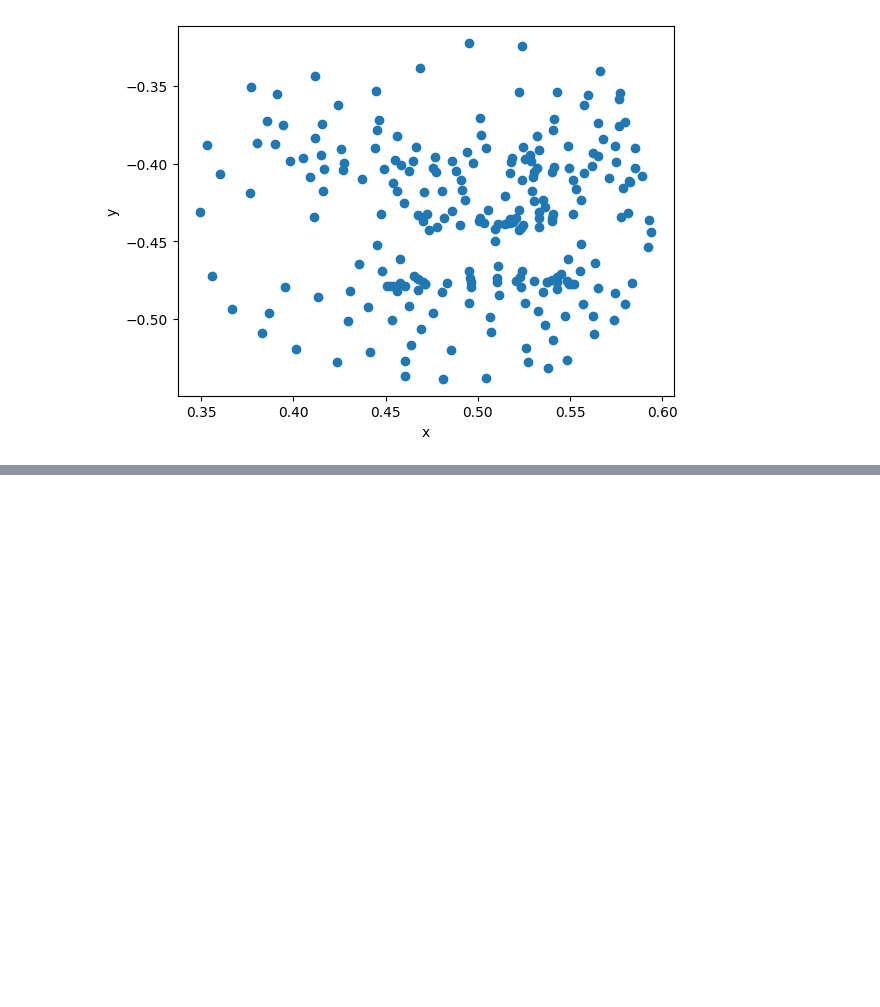
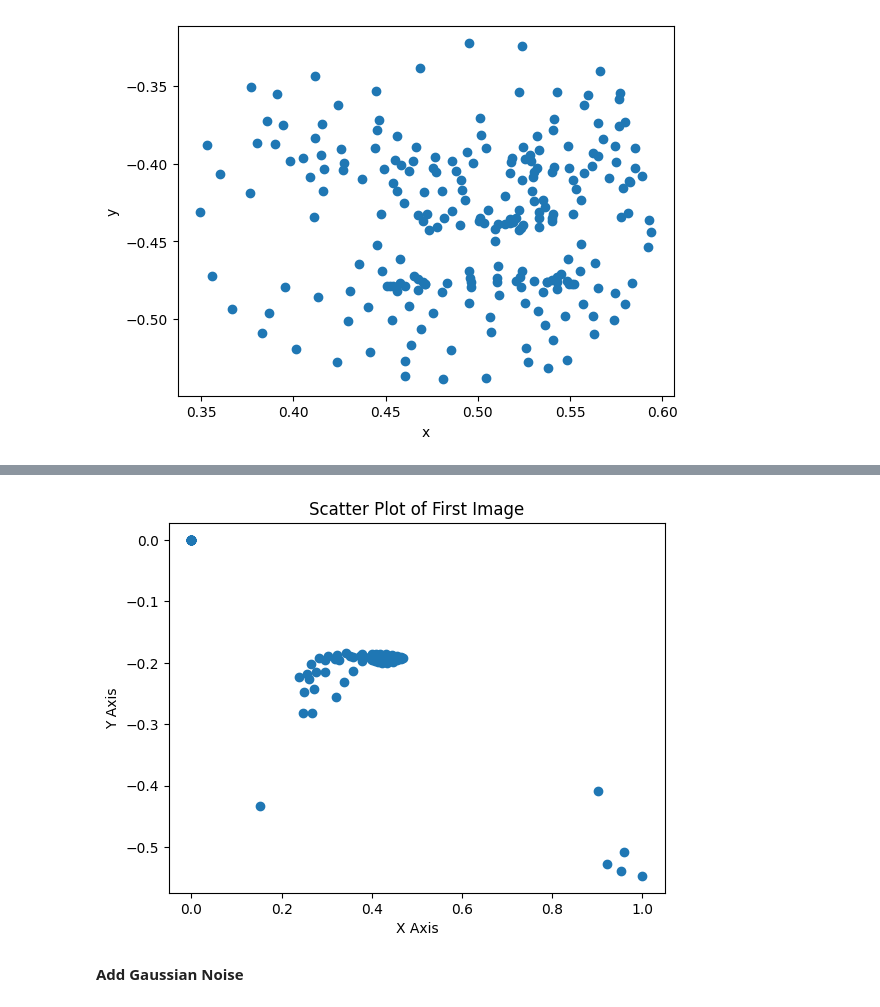
Before and after one commit to Anybalsmith/Team-ETE---Google---Isolated-Sign-Language-Recognition, a Jupyter notebook: google-isolated-sign-language.ipynb, the cells around one changed output, grey strips where cells are left out. Drawn from its saved outputs; the diff is of its cells as text; code cells hidden in the pictures; blank space fills up the shorter version.

```diff
--- a/google-isolated-sign-language.ipynb
+++ b/google-isolated-sign-language.ipynb
@@ -379,0 +507,23 @@ plt.show()
+# %%
+class ISLR(Dataset) :
+    def __init__(self, dataset,split):
+        self.split = split
+        self.dataset = dataset
+
+        if split == 'train':
+            self.islr_dataset = dataset[:int(0.8*len(dataset))]
+        elif split == 'test':
+            self.islr_dataset = dataset[int(0.8*len(dataset)):]
+
+    def __len__(self):
+        return len(self.islr_dataset)
+
+    def __getitem__(self, index):
+        sample = self.islr_dataset[index]
+        features = torch.FloatTensor(sample[0])
+        target = WORD2IDX[sample[1]]
+
+        return features, target
+# %%
+trainset = ISLR(data, split='train')
+testset = ISLR(data, split='test')
@@ -379,0 +538,4 @@ plt.show()
+# %%
+features, target = trainset.__getitem__(0)
+# %%
+first_image = features[0]
@@ -379,0 +577,13 @@ plt.show()
+# %%
+x_coords = first_image[:,0]
+# print(x_coords1)
+y_coords = first_image[:,1]
+plt.scatter(x_coords, -y_coords)
+plt.xlabel('X Axis')
+plt.ylabel('Y Axis')
+plt.title('Scatter Plot of First Image')
+plt.show()
+# %% [output]
+[figure, added]
+# %% [markdown]
+**Add Gaussian Noise**
```
Also changed, not shown: parts of 48 cells of this notebook, 1 other file.
